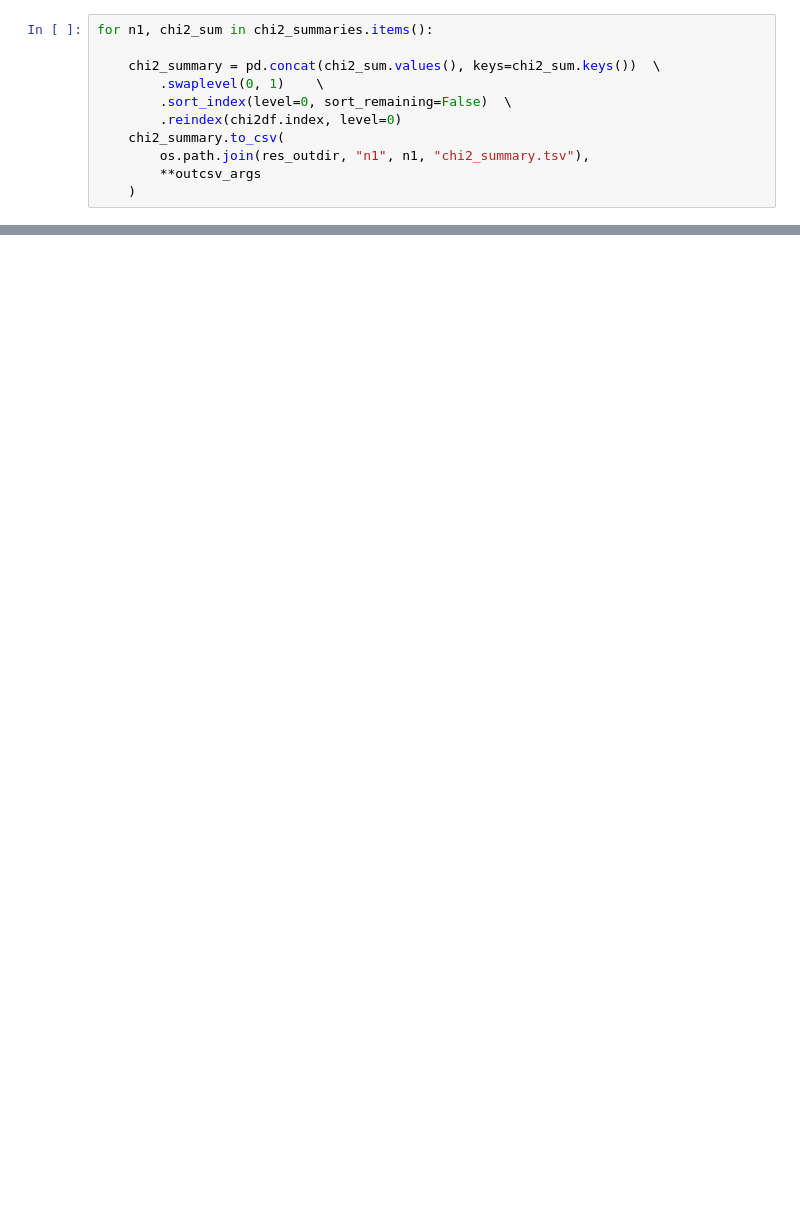
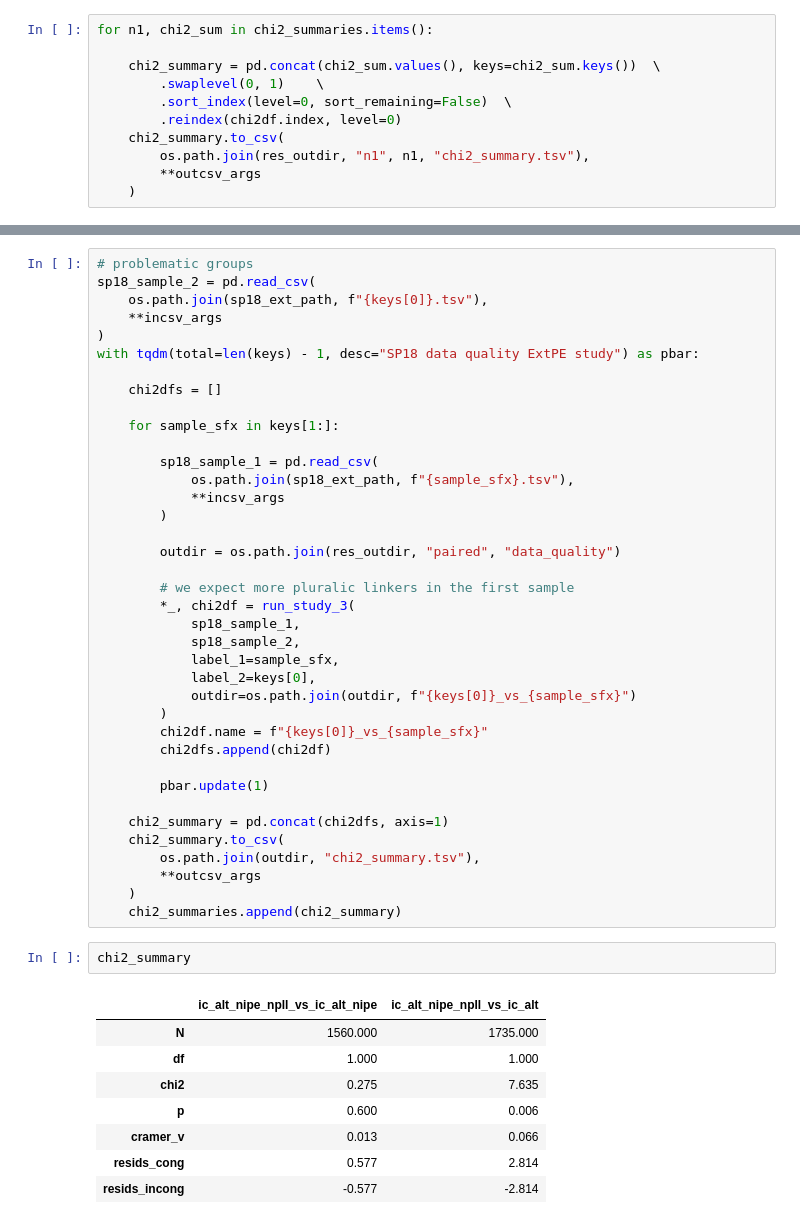
Before and after one commit to maxschmaltz/DieKonstraints, a Jupyter notebook: plural_effects/extpe.ipynb, the cells around one changed output, grey strips where cells are left out. Saved outputs shown, nothing was run; the diff lists cells and outputs as text; blank space fills up the shorter version.

```diff
--- a/plural_effects/extpe.ipynb
+++ b/plural_effects/extpe.ipynb
@@ -456,0 +577,49 @@ for n1, chi2_sum in chi2_summaries.items():
+# %%
+# problematic groups
+sp18_sample_2 = pd.read_csv(
+    os.path.join(sp18_ext_path, f"{keys[0]}.tsv"),
+    **incsv_args
+)
+with tqdm(total=len(keys) - 1, desc="SP18 data quality ExtPE study") as pbar:
+
+    chi2dfs = []
+
+    for sample_sfx in keys[1:]:
+
+        sp18_sample_1 = pd.read_csv(
+            os.path.join(sp18_ext_path, f"{sample_sfx}.tsv"),
+            **incsv_args
+        )
+
+        outdir = os.path.join(res_outdir, "paired", "data_quality")
+
+        # we expect more pluralic linkers in the first sample
+        *_, chi2df = run_study_3(
+            sp18_sample_1,
+            sp18_sample_2,
+            label_1=sample_sfx,
+            label_2=keys[0],
+            outdir=os.path.join(outdir, f"{keys[0]}_vs_{sample_sfx}")
+        )
+        chi2df.name = f"{keys[0]}_vs_{sample_sfx}"
+        chi2dfs.append(chi2df)
+
+        pbar.update(1)
+
+    chi2_summary = pd.concat(chi2dfs, axis=1)
+    chi2_summary.to_csv(
+        os.path.join(outdir, "chi2_summary.tsv"),
+        **outcsv_args
+    )
+    chi2_summaries.append(chi2_summary)
+# %%
+chi2_summary
+# %% [output]
+|  | ic_alt_nipe_npll_vs_ic_alt_nipe | ic_alt_nipe_npll_vs_ic_alt |
+| N | 1560.000 | 1735.000 |
+| df | 1.000 | 1.000 |
+| chi2 | 0.275 | 7.635 |
+| p | 0.600 | 0.006 |
+| cramer_v | 0.013 | 0.066 |
+| resids_cong | 0.577 | 2.814 |
+| resids_incong | -0.577 | -2.814 |
```
Also changed, not shown: parts of 14 cells of this notebook, 45 other files.
